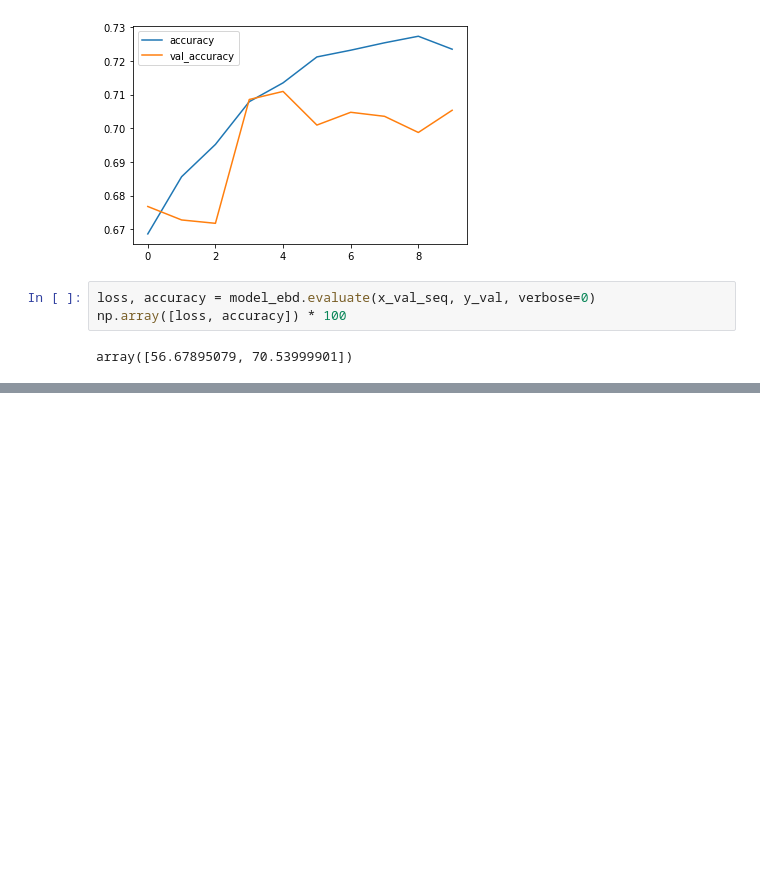
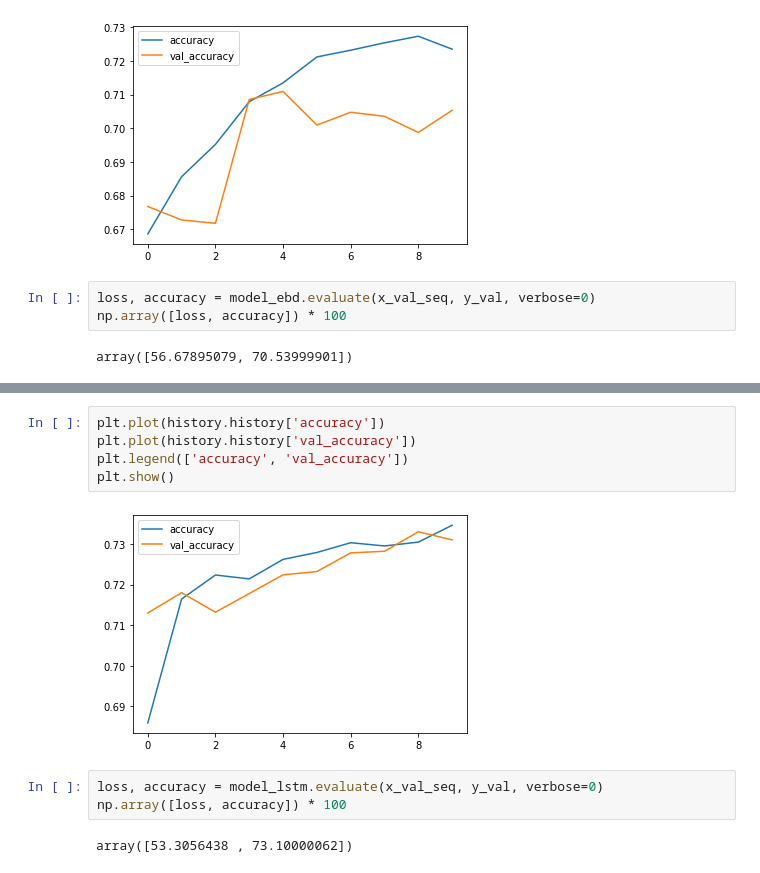
Before and after one commit to ghleex/TIL, a Jupyter notebook: 09_machine_learning/01_introduction_to_ml/do_it_series/07_recurrent_network.ipynb, the cells around one changed output, grey strips where cells are left out. Drawn from its saved outputs; the diff is of its cells as text; blank space fills up the shorter version.

```diff
--- a/09_machine_learning/01_introduction_to_ml/do_it_series/07_recurrent_network.ipynb
+++ b/09_machine_learning/01_introduction_to_ml/do_it_series/07_recurrent_network.ipynb
@@ -397,0 +457,12 @@ array([56.67895079, 70.53999901])
+# %%
+plt.plot(history.history['accuracy'])
+plt.plot(history.history['val_accuracy'])
+plt.legend(['accuracy', 'val_accuracy'])
+plt.show()
+# %% [output]
+[figure, added]
+# %%
+loss, accuracy = model_lstm.evaluate(x_val_seq, y_val, verbose=0)
+np.array([loss, accuracy]) * 100
+# %% [output]
+array([53.3056438 , 73.10000062])
```
Also changed, not shown: parts of 5 cells of this notebook.
